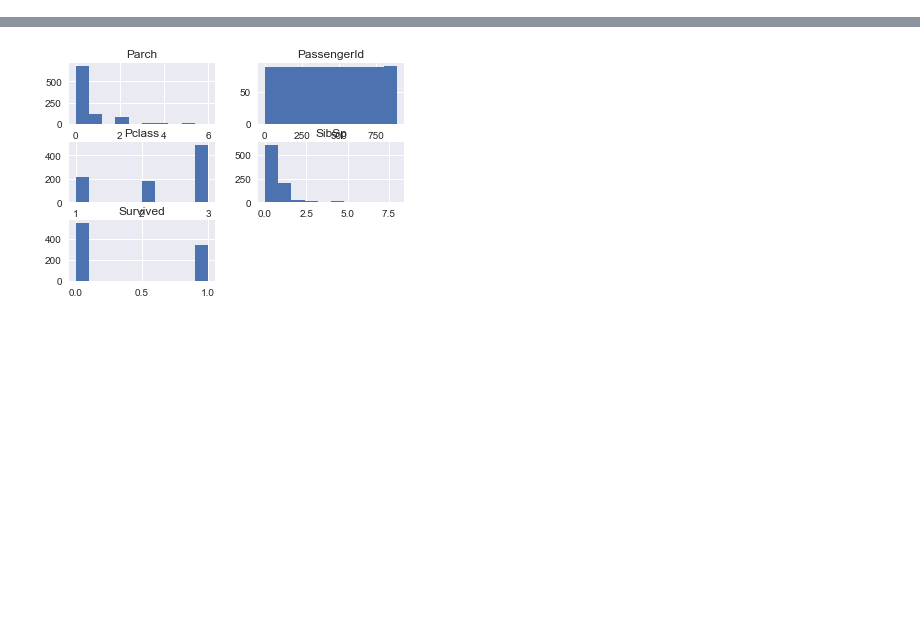
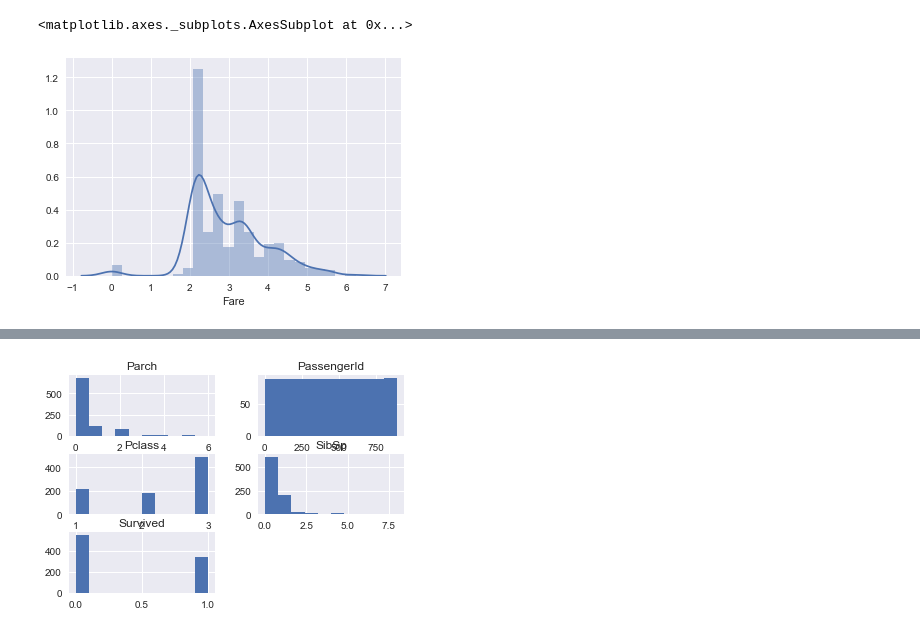
Before and after one commit to ywenlu/Titanic, a Jupyter notebook: code/Titanic.ipynb, the cells around one changed output, grey strips where cells are left out. Drawn from its saved outputs; the diff is of its cells as text; code cells hidden in the pictures; blank space fills up the shorter version.

```diff
--- a/code/Titanic.ipynb
+++ b/code/Titanic.ipynb
@@ -59,0 +302,5 @@ memory usage: 83.6+ KB
+# %%
+sns.distplot(np.log1p(train['Fare']))
+# %% [output]
+<matplotlib.axes._subplots.AxesSubplot at 0x...>
+[figure, added]
```
Also changed, not shown: parts of 21 cells of this notebook, 2 other files.
